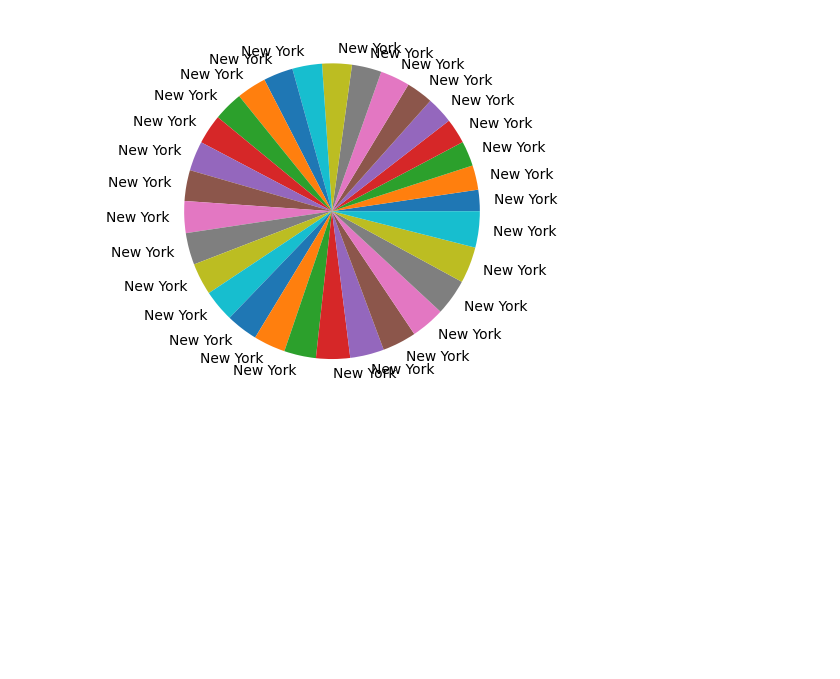
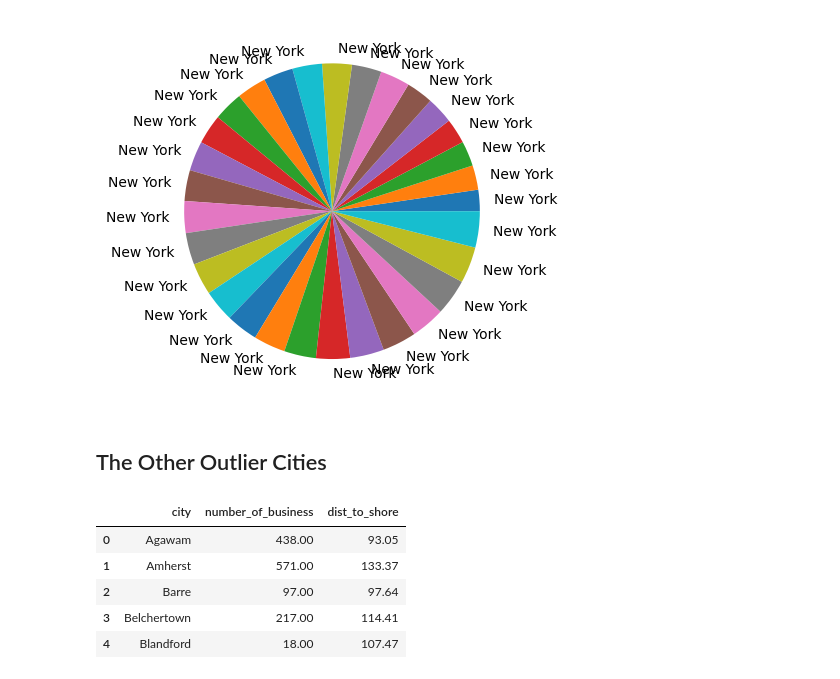
Before and after one commit to angelikabrown/zipanalysis_in_pandas, a Jupyter notebook: biztoshore.ipynb, the cells around one changed output. Drawn from its saved outputs; the diff is of its cells as text; code cells hidden in the pictures; blank space fills up the shorter version.

```diff
--- a/biztoshore.ipynb
+++ b/biztoshore.ipynb
@@ -187,3 +187,16 @@ plt.pie(outliers_sorted['number_of_business'], labels = outliers_sorted['city'])
 plt.show()
 # %% [output]
 [figure]
+# %% [markdown]
+## The Other Outlier Cities
+# %%
+#getting the columns
+more_outliers_df = outliercity_df[['city','number_of_business','dist_to_shore']]
+more_outliers_df.head()
+# %% [output]
+|  | city | number_of_business | dist_to_shore |
+| 0 | Agawam | 438.00 | 93.05 |
+| 1 | Amherst | 571.00 | 133.37 |
+| 2 | Barre | 97.00 | 97.64 |
+| 3 | Belchertown | 217.00 | 114.41 |
+| 4 | Blandford | 18.00 | 107.47 |
```
Also changed, not shown: parts of 2 cells of this notebook.
